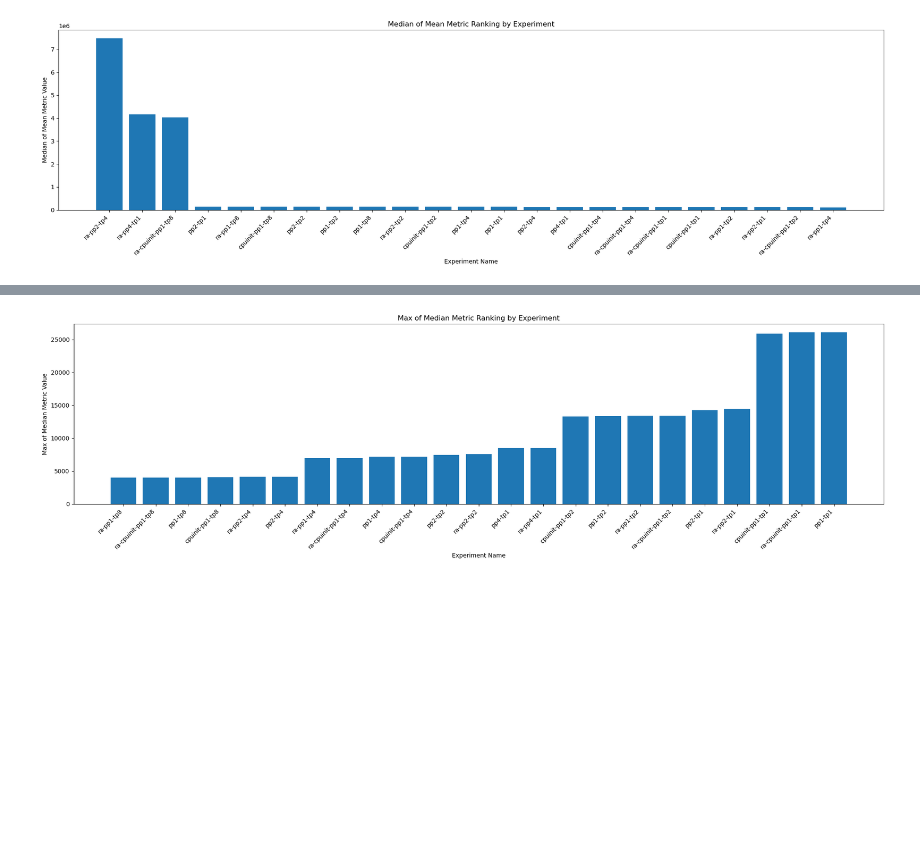
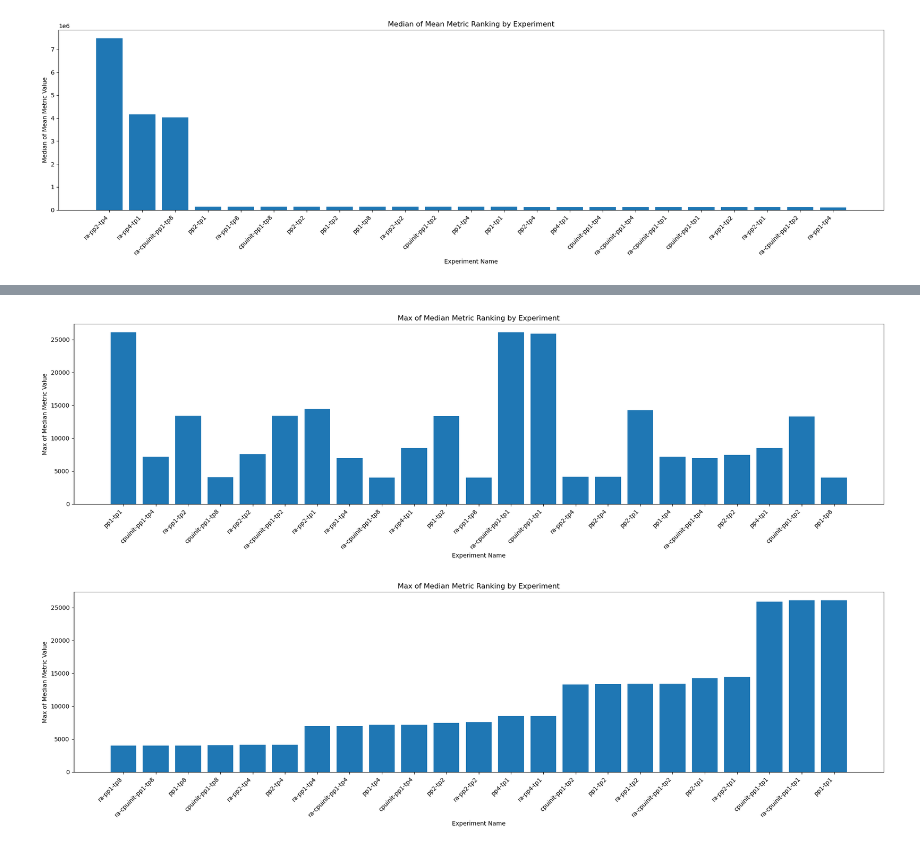
Before and after one commit to mfdj2002/Megatron-LM, a Jupyter notebook: scripts/data-processing/process_csv.ipynb, the cells around one changed output, grey strips where cells are left out. Cells and saved outputs as stored; diff of their text form; code cells hidden in the pictures; blank space fills up the shorter version.

```diff
--- a/scripts/data-processing/process_csv.ipynb
+++ b/scripts/data-processing/process_csv.ipynb
@@ -248,3 +284,7 @@ get_global_rankings(succeeded["ntwk"], 'recv', "mean", "median")
+# %%
+get_global_rankings(succeeded["gpu"], 'memory.used [MiB]', "median", "max", sort=False)
+# %% [output]
+[figure, added]
 # %%
 get_global_rankings(succeeded["gpu"], 'memory.used [MiB]', "median", "max", reverse=False)
 # %% [output]
```
Also changed, not shown: parts of 6 cells of this notebook.
